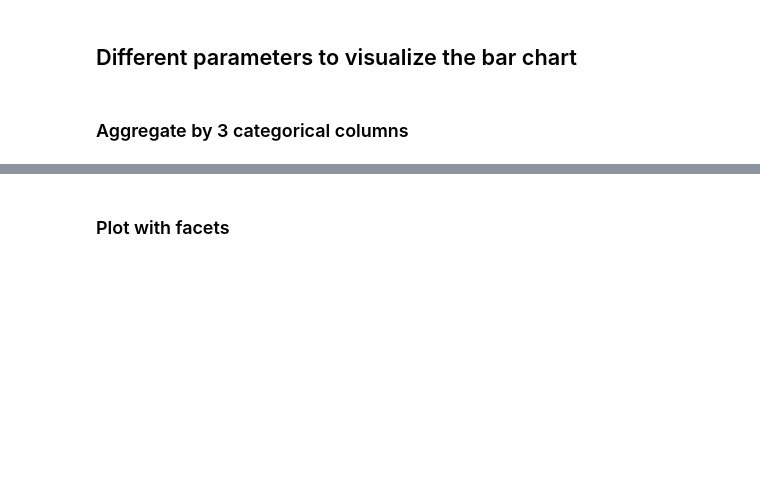
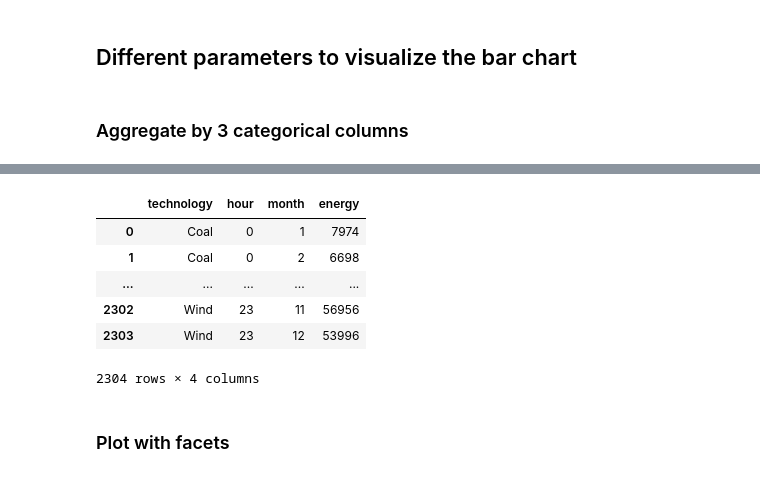
Before and after one commit to emurph91/practical-python-for-time-series-analysis-5452014, a Jupyter notebook: notebooks/CH02_Groupby/Start.ipynb, the cells around one changed output, grey strips where cells are left out. Drawn from its saved outputs; the diff is of its cells as text; code cells hidden in the pictures; blank space fills up the shorter version.

```diff
--- a/notebooks/CH02_Groupby/Start.ipynb
+++ b/notebooks/CH02_Groupby/Start.ipynb
@@ -84,3 +142,18 @@ Name: energy, Length: 192, dtype: int64
+# %%
+c_cat = ["technology", "hour", "month"]
+c_num = "energy"
+
+r= df.groupby(by = c_cat)[c_num].agg(func= "sum")
+r = r.reset_index()
+r
+# %% [output]
+|  | technology | hour | month | energy |
+| 0 | Coal | 0 | 1 | 7974 |
+| 1 | Coal | 0 | 2 | 6698 |
+| ... | ... | ... | ... | ... |
+| 2302 | Wind | 23 | 11 | 56956 |
+| 2303 | Wind | 23 | 12 | 53996 |
+2304 rows × 4 columns
 # %% [markdown]
 ### Plot with facets
 # %% [markdown]
```
Also changed, not shown: parts of 19 cells of this notebook, 2 other files.
